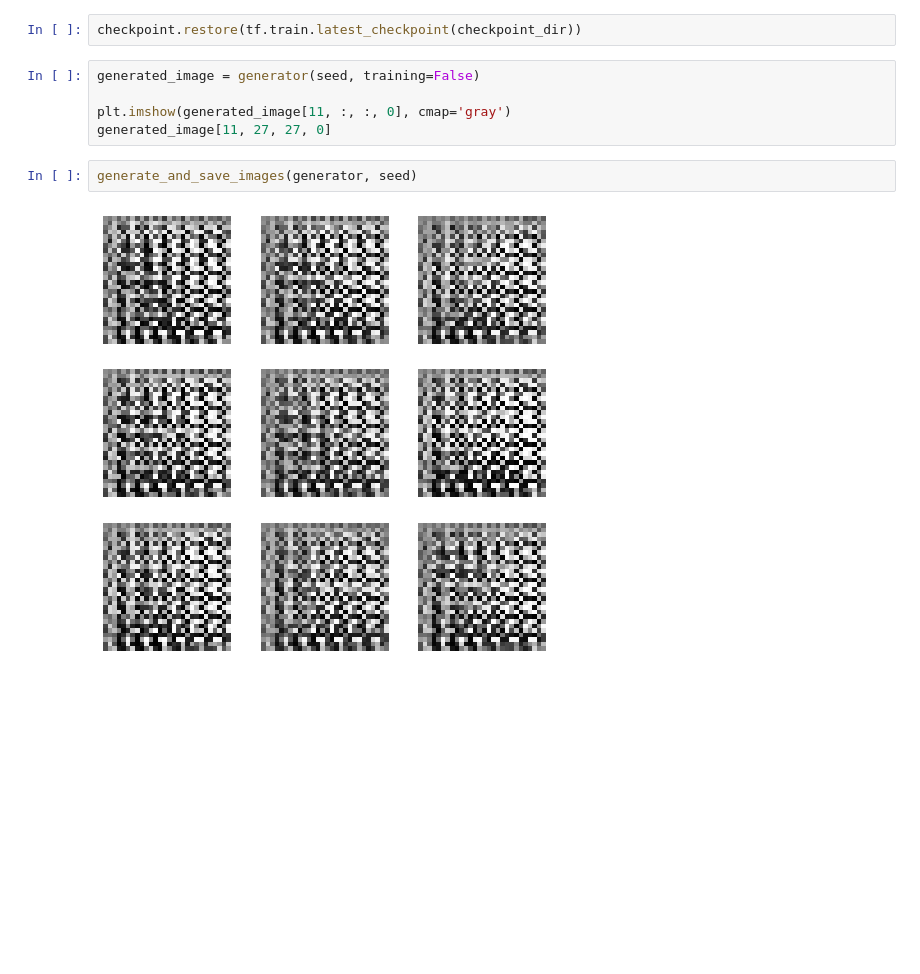
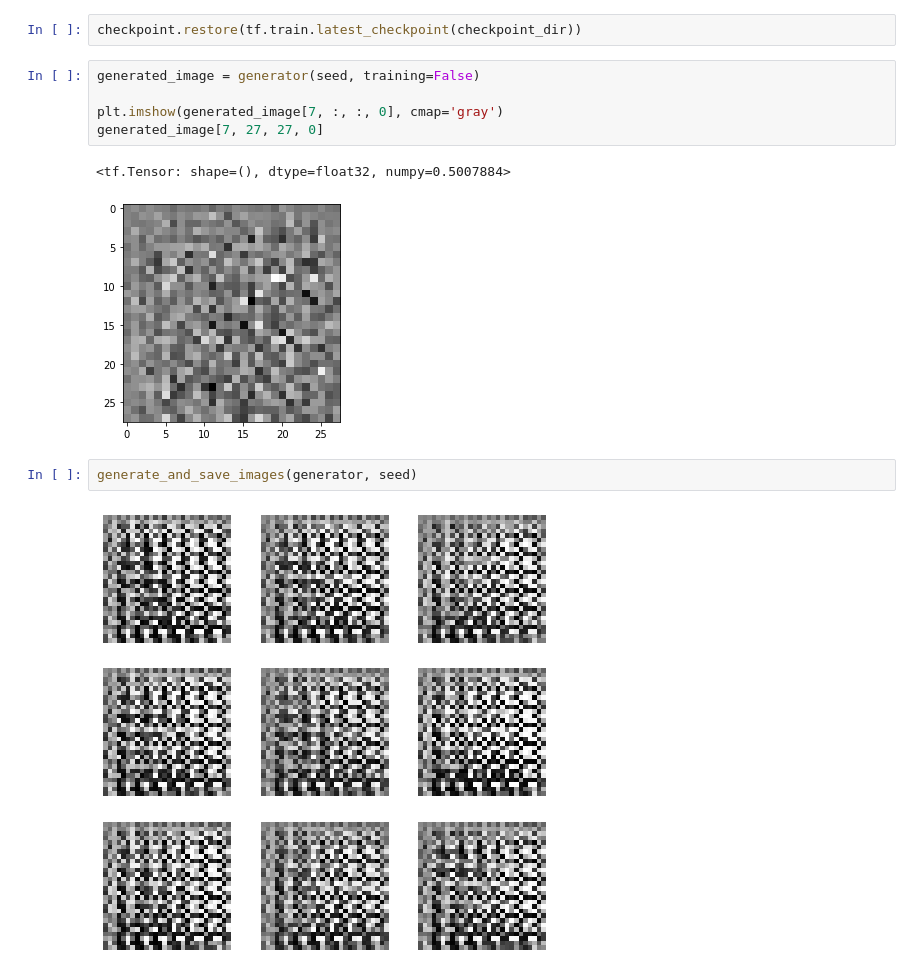
Before and after one commit to egesko/YoanoGAN, a Jupyter notebook: NoiceGAN_MNIST.ipynb, the cells around one changed output. Cells and saved outputs as stored; diff of their text form; blank space fills up the shorter version.

```diff
--- a/NoiceGAN_MNIST.ipynb
+++ b/NoiceGAN_MNIST.ipynb
@@ -387,8 +388,11 @@ checkpoint.restore(tf.train.latest_checkpoint(checkpoint_dir))
 # %%
 generated_image = generator(seed, training=False)
 
-plt.imshow(generated_image[11, :, :, 0], cmap='gray')
-generated_image[11, 27, 27, 0]
+plt.imshow(generated_image[7, :, :, 0], cmap='gray')
+generated_image[7, 27, 27, 0]
+# %% [output]
+<tf.Tensor: shape=(), dtype=float32, numpy=0.5007884>
+[figure, added]
 # %%
 generate_and_save_images(generator, seed)
 # %% [output]
```
Also changed, not shown: parts of 7 cells of this notebook.
